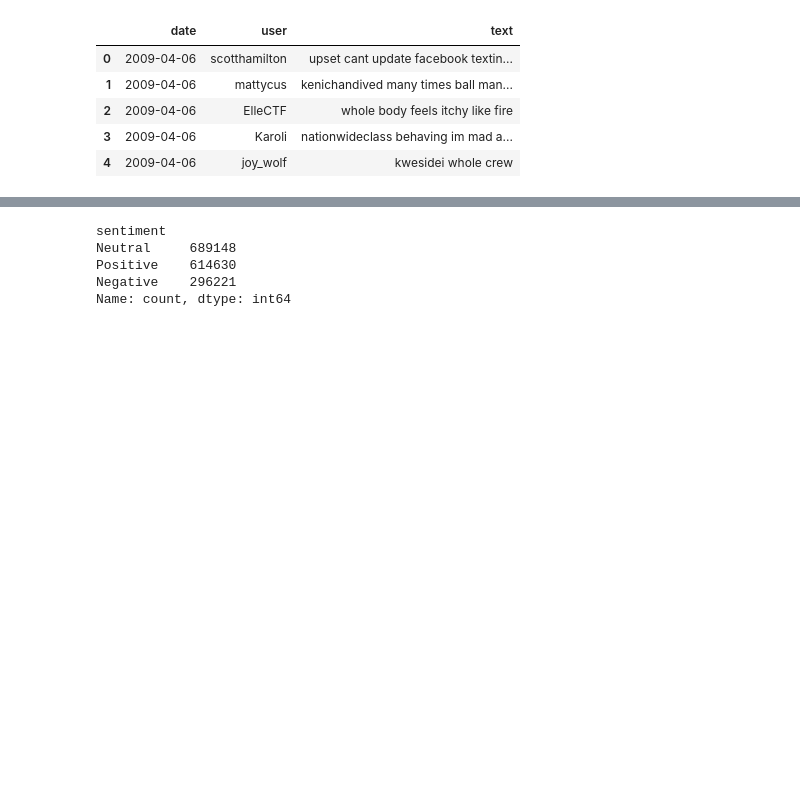
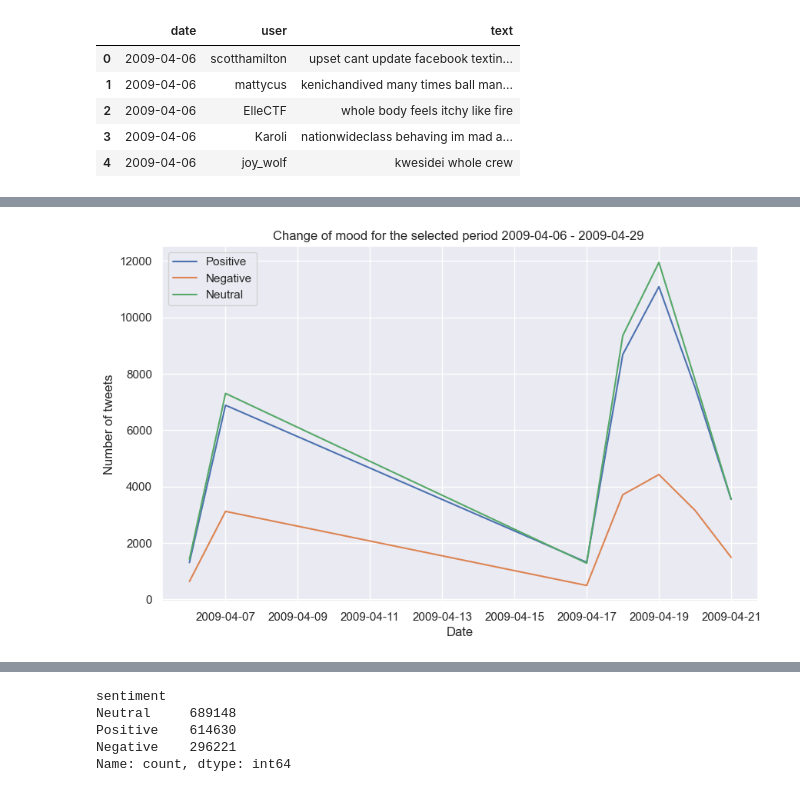
Before and after one commit to Alona-Aldushyna/Summer_2023_August_Repeat_Assessment, a Jupyter notebook: Summer_2023_August_Repeat_Assessment.ipynb, the cells around one changed output, grey strips where cells are left out. Cells and saved outputs as stored; diff of their text form; code cells hidden in the pictures; blank space fills up the shorter version.

```diff
--- a/Summer_2023_August_Repeat_Assessment.ipynb
+++ b/Summer_2023_August_Repeat_Assessment.ipynb
@@ -472,0 +445,8 @@ df_sentiment.head()
+# %%
+df = pd.get_dummies(df_sentiment, columns = ['sentiment'], prefix = '', drop_first=False)
+# Cast columns to integer type (int)
+df['_Positive'] = df['_Positive'].astype(int)
+df['_Negative'] = df['_Negative'].astype(int)
+df['_Neutral'] = df['_Neutral'].astype(int)
+
+df.head()
@@ -472,0 +460,26 @@ df_sentiment.head()
+# %%
+df['date'] = pd.to_datetime(df['date'])
+
+# Set the selected time period
+start_date = pd.to_datetime('2009-04-06')
+end_date = pd.to_datetime('2009-04-29')
+
+# Filtering a DataFrame by a selected time period
+df_selected_period = df[(df['date'] >= start_date) & (df['date'] <= end_date)]
+
+# Group by date and count the number of tweets for each mood value
+df_grouped = df_selected_period.groupby('date')[['_Positive', '_Negative', '_Neutral']].sum().reset_index()
+
+# Building a graph of sentiment changes for a selected period
+plt.figure(figsize=(10, 6))
+plt.plot(df_grouped['date'], df_grouped['_Positive'], label='Positive')
+plt.plot(df_grouped['date'], df_grouped['_Negative'], label='Negative')
+plt.plot(df_grouped['date'], df_grouped['_Neutral'], label='Neutral')
+plt.xlabel('Date')
+plt.ylabel('Number of tweets')
+plt.title('Change of mood for the selected period 2009-04-06 - 2009-04-29 ')
+plt.legend()
+plt.grid(True)
+plt.show()
+# %% [output]
+[figure, added]
```
Also changed, not shown: parts of 62 cells of this notebook.
